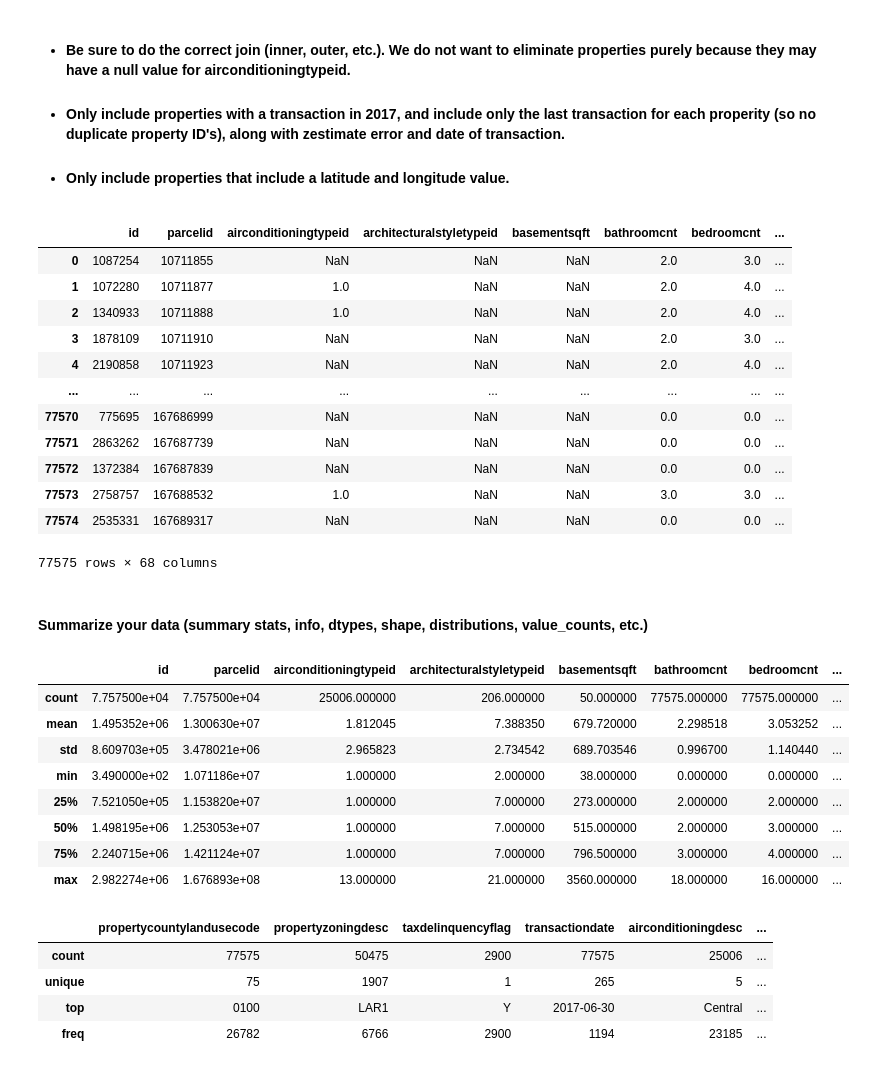
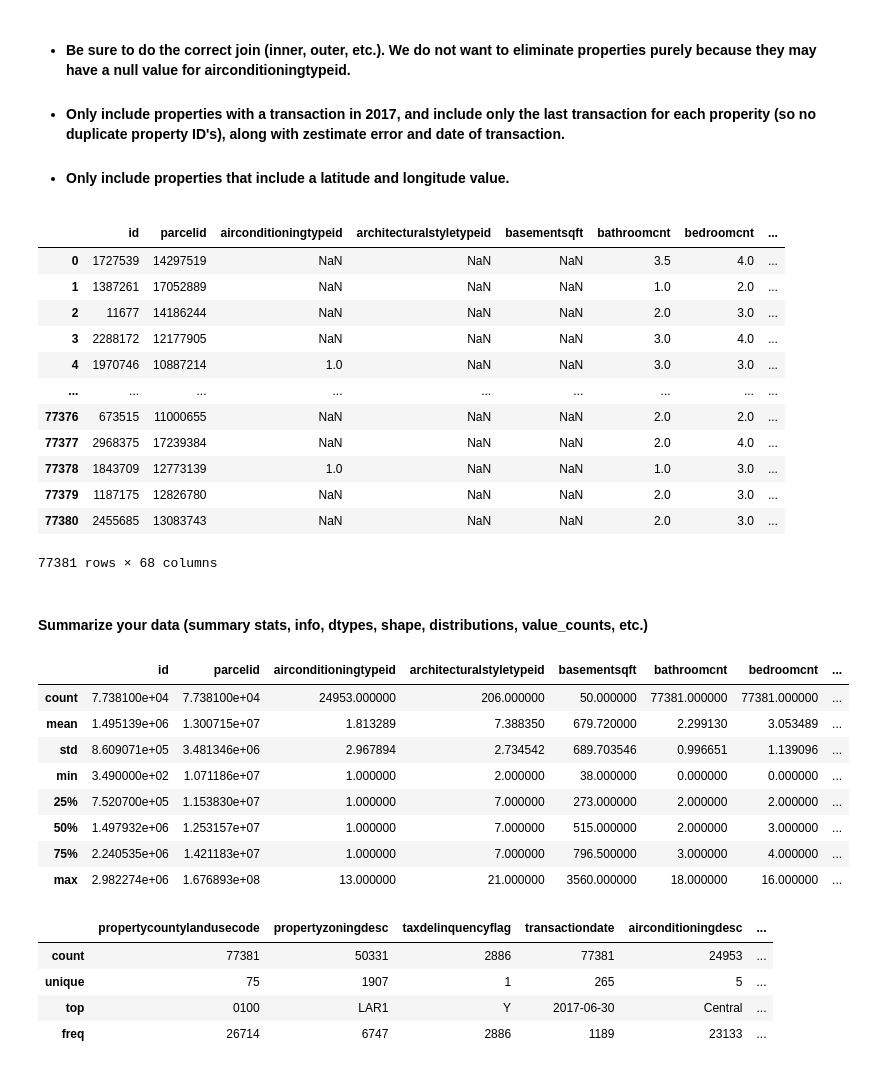
Before and after one commit to RyanMcCall/ds-methodologies-exercises, a Jupyter notebook: clustering/zillow.ipynb, the cells around one changed output. Drawn from its saved outputs; the diff is of its cells as text; code cells hidden in the pictures.

Commit message:
Added zillow acquire section

```diff
--- a/clustering/zillow.ipynb
+++ b/clustering/zillow.ipynb
@@ -1,9 +1,14 @@
 # %%
 import pandas as pd
 
+import matplotlib.pyplot as plt
+import seaborn as sns
+
 from env import get_url
+import wrangle_zillow
 
 pd.set_option('display.max_columns', None)
+pd.set_option('display.max_rows', 100)
 # %% [markdown]
 # Data Wrangling
 
@@ -21,73 +26,74 @@ pd.set_option('display.max_columns', None)
 # %%
 query = '''
 SELECT prop.*,
-       pred.logerror,
-       pred.transactiondate,
+       pred1.logerror,
+       pred1.transactiondate,
        air.airconditioningdesc,
        arch.architecturalstyledesc,
        build.buildingclassdesc,
        heat.heatingorsystemdesc,
        landuse.propertylandusedesc,
        story.storydesc,
        construct.typeconstructiondesc
 FROM   properties_2017 prop
+       LEFT JOIN predictions_2017 pred1 USING (parcelid)
        INNER JOIN (SELECT parcelid,
-                          logerror,
-                          Max(transactiondate) transactiondate
+                          Max(transactiondate) maxtransactiondate
                    FROM   predictions_2017
-                   GROUP  BY parcelid,
-                             logerror) pred USING (parcelid)
+                   GROUP  BY parcelid) pred2
+               ON pred1.parcelid = pred2.parcelid
+                  AND pred1.transactiondate = pred2.maxtransactiondate
        LEFT JOIN airconditioningtype air USING (airconditioningtypeid)
        LEFT JOIN architecturalstyletype arch USING (architecturalstyletypeid)
        LEFT JOIN buildingclasstype build USING (buildingclasstypeid)
        LEFT JOIN heatingorsystemtype heat USING (heatingorsystemtypeid)
        LEFT JOIN propertylandusetype landuse USING (propertylandusetypeid)
        LEFT JOIN storytype story USING (storytypeid)
        LEFT JOIN typeconstructiontype construct USING (typeconstructiontypeid)
 WHERE  prop.latitude IS NOT NULL
-       AND prop.longitude IS NOT NULL;
+	   AND prop.longitude IS NOT NULL;
 '''
 
 url = get_url('zillow')
 
 zillow = pd.read_sql(query, url)
 zillow
 # %% [output]
 |  | id | parcelid | airconditioningtypeid | architecturalstyletypeid | basementsqft | bathroomcnt | bedroomcnt | ... |
-| 0 | 1087254 | 10711855 | NaN | NaN | NaN | 2.0 | 3.0 | ... |
-| 1 | 1072280 | 10711877 | 1.0 | NaN | NaN | 2.0 | 4.0 | ... |
-| 2 | 1340933 | 10711888 | 1.0 | NaN | NaN | 2.0 | 4.0 | ... |
-| 3 | 1878109 | 10711910 | NaN | NaN | NaN | 2.0 | 3.0 | ... |
-| 4 | 2190858 | 10711923 | NaN | NaN | NaN | 2.0 | 4.0 | ... |
+| 0 | 1727539 | 14297519 | NaN | NaN | NaN | 3.5 | 4.0 | ... |
+| 1 | 1387261 | 17052889 | NaN | NaN | NaN | 1.0 | 2.0 | ... |
+| 2 | 11677 | 14186244 | NaN | NaN | NaN | 2.0 | 3.0 | ... |
+| 3 | 2288172 | 12177905 | NaN | NaN | NaN | 3.0 | 4.0 | ... |
+| 4 | 1970746 | 10887214 | 1.0 | NaN | NaN | 3.0 | 3.0 | ... |
 | ... | ... | ... | ... | ... | ... | ... | ... | ... |
-| 77570 | 775695 | 167686999 | NaN | NaN | NaN | 0.0 | 0.0 | ... |
-| 77571 | 2863262 | 167687739 | NaN | NaN | NaN | 0.0 | 0.0 | ... |
-| 77572 | 1372384 | 167687839 | NaN | NaN | NaN | 0.0 | 0.0 | ... |
-| 77573 | 2758757 | 167688532 | 1.0 | NaN | NaN | 3.0 | 3.0 | ... |
-| 77574 | 2535331 | 167689317 | NaN | NaN | NaN | 0.0 | 0.0 | ... |
+| 77376 | 673515 | 11000655 | NaN | NaN | NaN | 2.0 | 2.0 | ... |
+| 77377 | 2968375 | 17239384 | NaN | NaN | NaN | 2.0 | 4.0 | ... |
+| 77378 | 1843709 | 12773139 | 1.0 | NaN | NaN | 1.0 | 3.0 | ... |
+| 77379 | 1187175 | 12826780 | NaN | NaN | NaN | 2.0 | 3.0 | ... |
+| 77380 | 2455685 | 13083743 | NaN | NaN | NaN | 2.0 | 3.0 | ... |
-77575 rows × 68 columns
+77381 rows × 68 columns
 # %% [markdown]
 #### Summarize your data (summary stats, info, dtypes, shape, distributions, value_counts, etc.)
 # %%
 zillow.describe()
 # %% [output]
 |  | id | parcelid | airconditioningtypeid | architecturalstyletypeid | basementsqft | bathroomcnt | bedroomcnt | ... |
-| count | 7.757500e+04 | 7.757500e+04 | 25006.000000 | 206.000000 | 50.000000 | 77575.000000 | 77575.000000 | ... |
-| mean | 1.495352e+06 | 1.300630e+07 | 1.812045 | 7.388350 | 679.720000 | 2.298518 | 3.053252 | ... |
-| std | 8.609703e+05 | 3.478021e+06 | 2.965823 | 2.734542 | 689.703546 | 0.996700 | 1.140440 | ... |
+| count | 7.738100e+04 | 7.738100e+04 | 24953.000000 | 206.000000 | 50.000000 | 77381.000000 | 77381.000000 | ... |
+| mean | 1.495139e+06 | 1.300715e+07 | 1.813289 | 7.388350 | 679.720000 | 2.299130 | 3.053489 | ... |
+| std | 8.609071e+05 | 3.481346e+06 | 2.967894 | 2.734542 | 689.703546 | 0.996651 | 1.139096 | ... |
 | min | 3.490000e+02 | 1.071186e+07 | 1.000000 | 2.000000 | 38.000000 | 0.000000 | 0.000000 | ... |
-| 25% | 7.521050e+05 | 1.153820e+07 | 1.000000 | 7.000000 | 273.000000 | 2.000000 | 2.000000 | ... |
-| 50% | 1.498195e+06 | 1.253053e+07 | 1.000000 | 7.000000 | 515.000000 | 2.000000 | 3.000000 | ... |
-| 75% | 2.240715e+06 | 1.421124e+07 | 1.000000 | 7.000000 | 796.500000 | 3.000000 | 4.000000 | ... |
+| 25% | 7.520700e+05 | 1.153830e+07 | 1.000000 | 7.000000 | 273.000000 | 2.000000 | 2.000000 | ... |
+| 50% | 1.497932e+06 | 1.253157e+07 | 1.000000 | 7.000000 | 515.000000 | 2.000000 | 3.000000 | ... |
+| 75% | 2.240535e+06 | 1.421183e+07 | 1.000000 | 7.000000 | 796.500000 | 3.000000 | 4.000000 | ... |
 | max | 2.982274e+06 | 1.676893e+08 | 13.000000 | 21.000000 | 3560.000000 | 18.000000 | 16.000000 | ... |
 # %%
 zillow.describe(include='object')
 # %% [output]
 |  | propertycountylandusecode | propertyzoningdesc | taxdelinquencyflag | transactiondate | airconditioningdesc | ... |
-| count | 77575 | 50475 | 2900 | 77575 | 25006 | ... |
+| count | 77381 | 50331 | 2886 | 77381 | 24953 | ... |
 | unique | 75 | 1907 | 1 | 265 | 5 | ... |
 | top | 0100 | LAR1 | Y | 2017-06-30 | Central | ... |
-| freq | 26782 | 6766 | 2900 | 1194 | 23185 | ... |
+| freq | 26714 | 6747 | 2886 | 1189 | 23133 | ... |
 # %%
 zillow.info()
 # %% [output]
```
Also changed, not shown: parts of 22 cells of this notebook.
